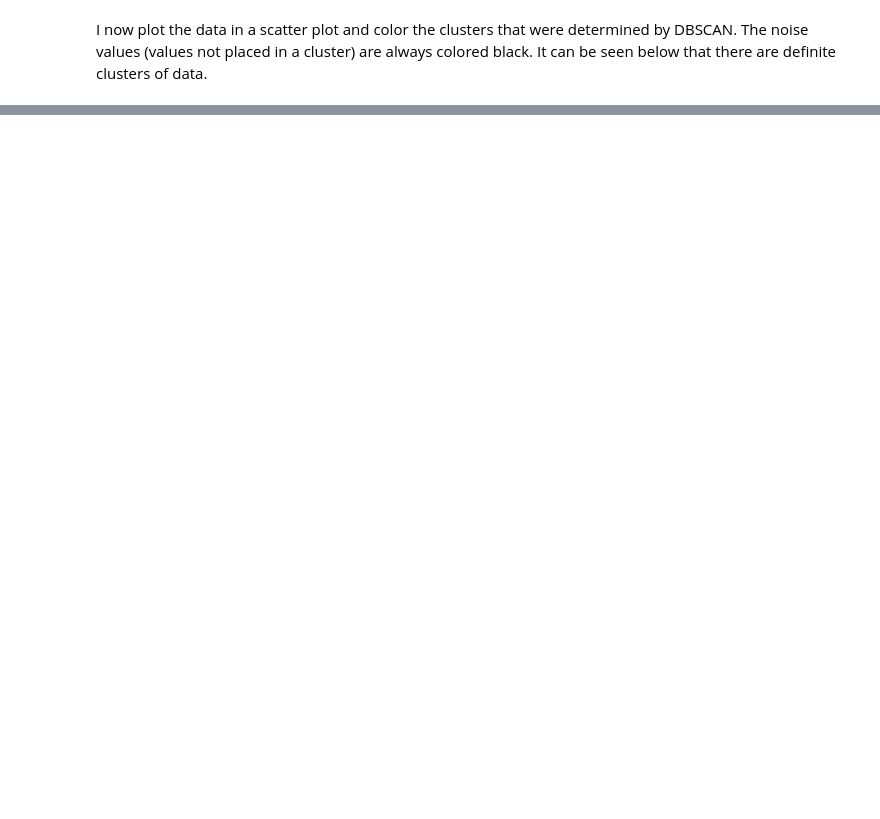
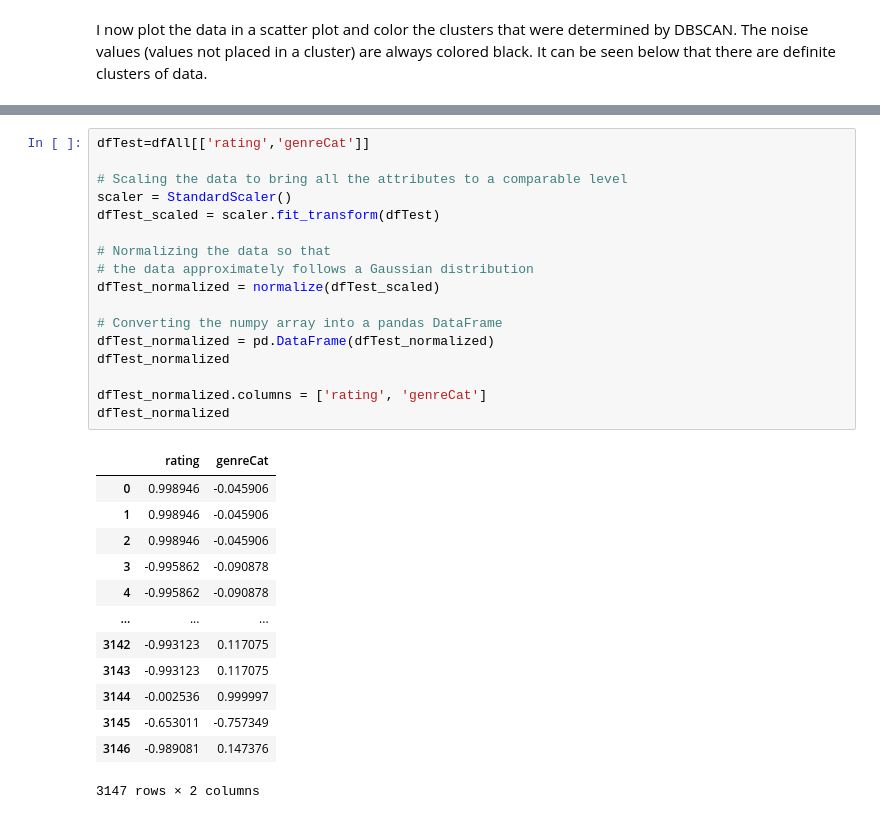
Before and after one commit to anissakhan/731-Project-3-Khan, a Jupyter notebook: 731-Project3.ipynb, the cells around one changed output, grey strips where cells are left out. Cells and saved outputs as stored; diff of their text form; blank space fills up the shorter version.

```diff
--- a/731-Project3.ipynb
+++ b/731-Project3.ipynb
@@ -445,0 +462,31 @@ plt.show()
+# %%
+dfTest=dfAll[['rating','genreCat']]
+
+# Scaling the data to bring all the attributes to a comparable level
+scaler = StandardScaler()
+dfTest_scaled = scaler.fit_transform(dfTest)
+
+# Normalizing the data so that
+# the data approximately follows a Gaussian distribution
+dfTest_normalized = normalize(dfTest_scaled)
+
+# Converting the numpy array into a pandas DataFrame
+dfTest_normalized = pd.DataFrame(dfTest_normalized)
+dfTest_normalized
+
+dfTest_normalized.columns = ['rating', 'genreCat']
+dfTest_normalized
+# %% [output]
+|  | rating | genreCat |
+| 0 | 0.998946 | -0.045906 |
+| 1 | 0.998946 | -0.045906 |
+| 2 | 0.998946 | -0.045906 |
+| 3 | -0.995862 | -0.090878 |
+| 4 | -0.995862 | -0.090878 |
+| ... | ... | ... |
+| 3142 | -0.993123 | 0.117075 |
+| 3143 | -0.993123 | 0.117075 |
+| 3144 | -0.002536 | 0.999997 |
+| 3145 | -0.653011 | -0.757349 |
+| 3146 | -0.989081 | 0.147376 |
+3147 rows × 2 columns
```
Also changed, not shown: parts of 5 cells of this notebook.
